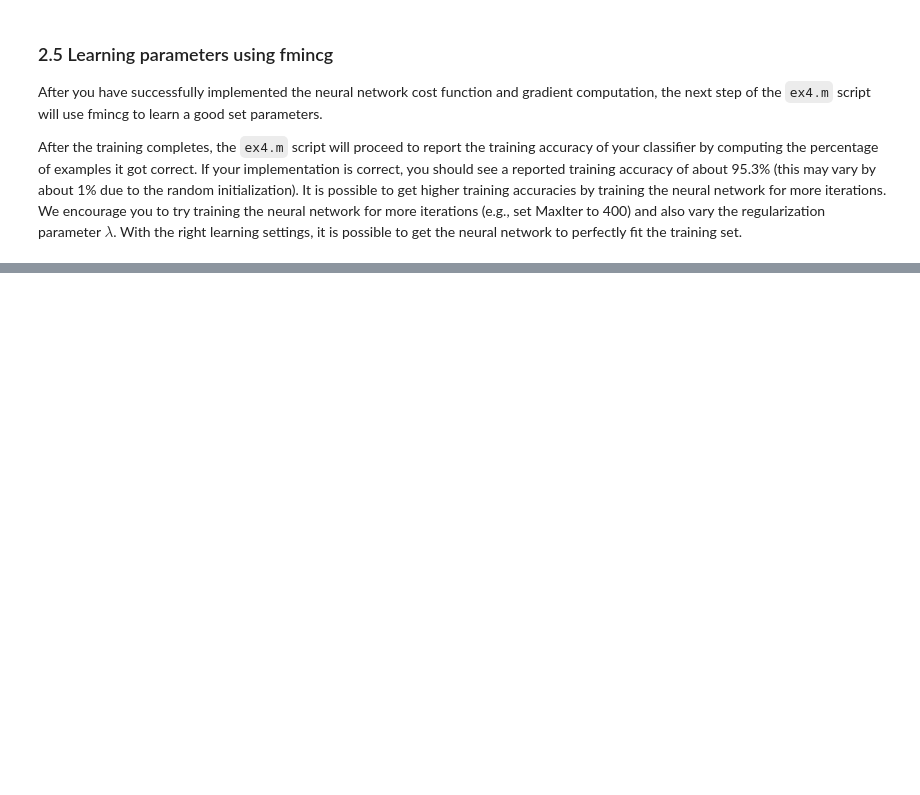
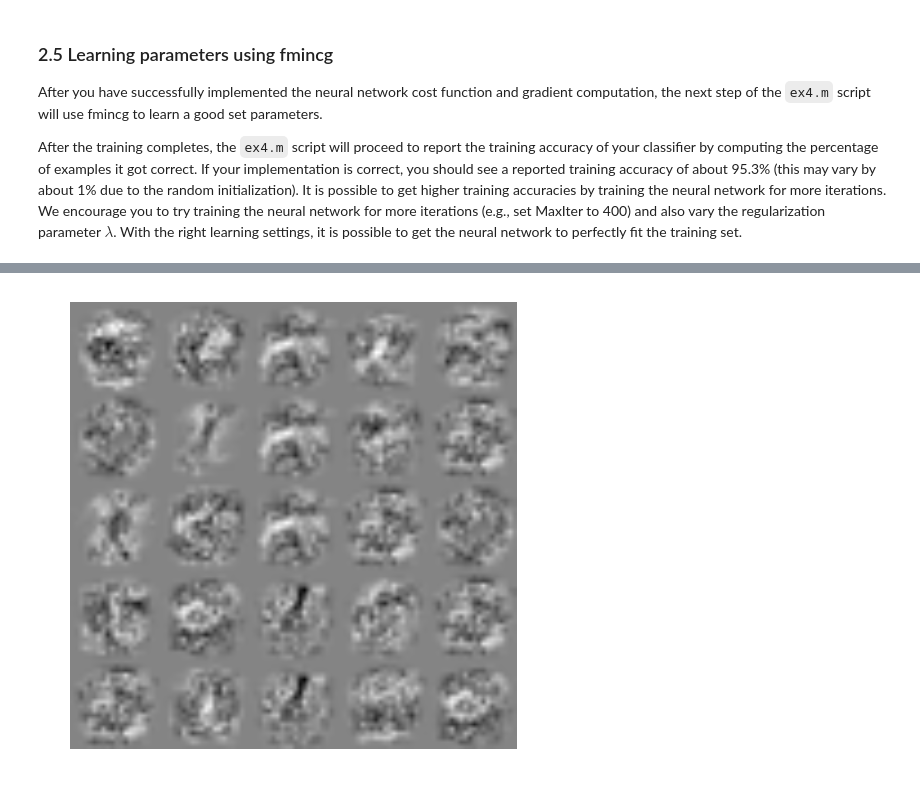
Before and after one commit to nakicam/DataScienceTraining, a Jupyter notebook: courses/coursera_ml008/hw4/hw4_neural_networks_learning.ipynb, the cells around one changed output, grey strips where cells are left out. Saved outputs shown, nothing was run; the diff lists cells and outputs as text; code cells hidden in the pictures; blank space fills up the shorter version.

```diff
--- a/courses/coursera_ml008/hw4/hw4_neural_networks_learning.ipynb
+++ b/courses/coursera_ml008/hw4/hw4_neural_networks_learning.ipynb
@@ -1245,3 +723,0 @@ cost = 0.385722
-# %%
-theta1_result, theta2_result = unroll_params(theta_result, theta1_rand.shape, theta2_rand.shape)
-theta1_result.shape, theta2_result.shape
@@ -1578,0 +724,20 @@ g1, g2
+# %%
+def train_nn(theta1_0, theta2_0, X, y_vec, K=K, lambda_param=lambda_param, max_iter=50):
+
+    theta_0 = roll_params(theta1_0, theta2_0)
+
+    # optimize
+    op_result = op.minimize(
+        fun=cost_wrapper,
+        jac=grad_wrapper,
+        x0=theta_0,
+        args=(X_orig, y_vec, K, lambda_param),
+        method='CG',
+        options={'maxiter': max_iter, 'disp': True}
+    )
+    print(op_result)
+
+    theta1_result, theta2_result = unroll_params(op_result.x, theta1_0.shape, theta2_0.shape)
+    theta1_result.shape, theta2_result.shape
+
+    return theta1_result, theta2_result
@@ -1578,0 +796,4 @@ g1, g2
+# %%
+max_iter = 400
+# %%
+theta1_result, theta2_result = train_nn(theta1_rand, theta2_rand, X_orig, y_vec, K, lambda_param, max_iter=max_iter)
@@ -1578,0 +838,4 @@ g1, g2
+# %%
+display_data(theta1_result[...,1:], 5)
+# %% [output]
+[figure, added]
```
Also changed, not shown: parts of 124 cells of this notebook, 3 other files.
